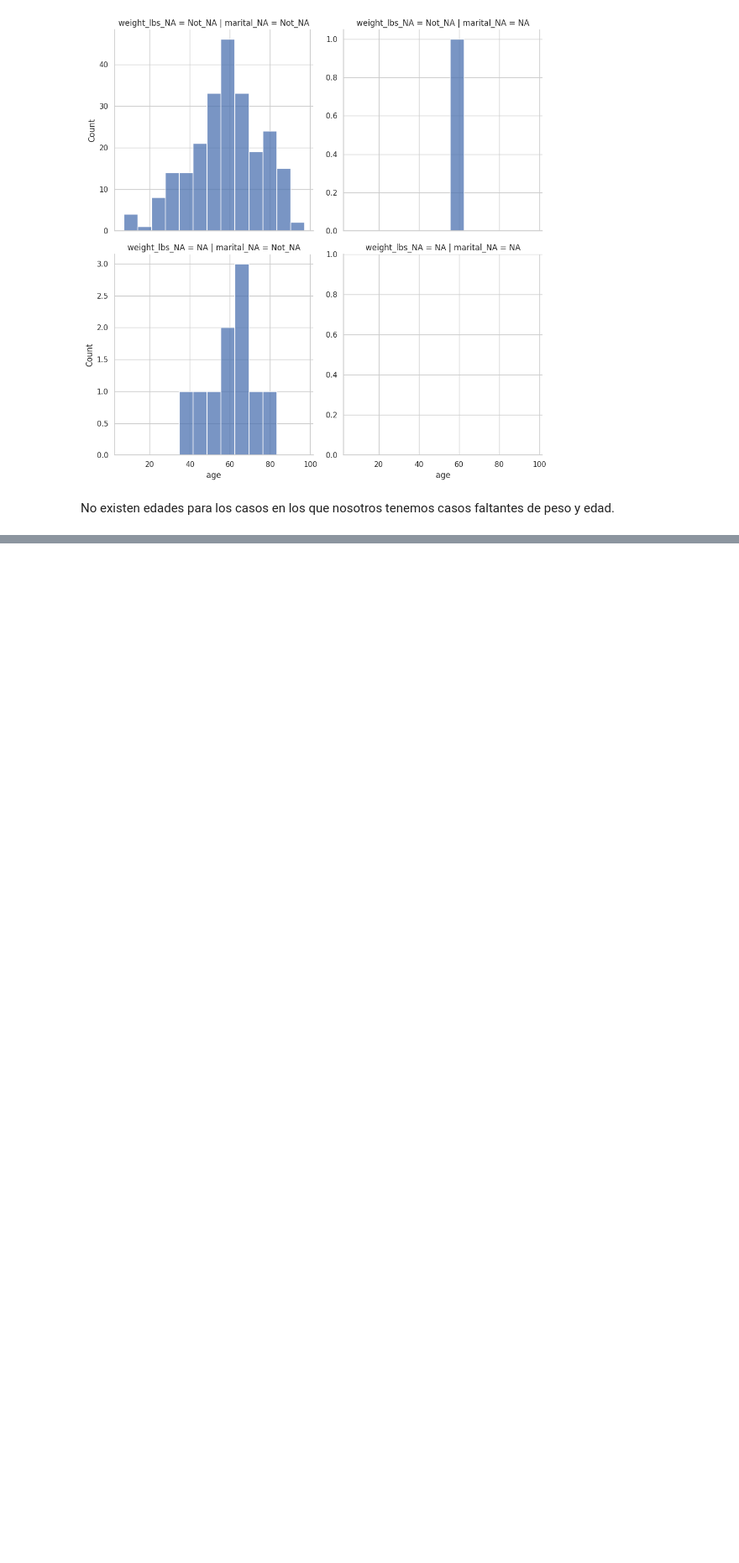
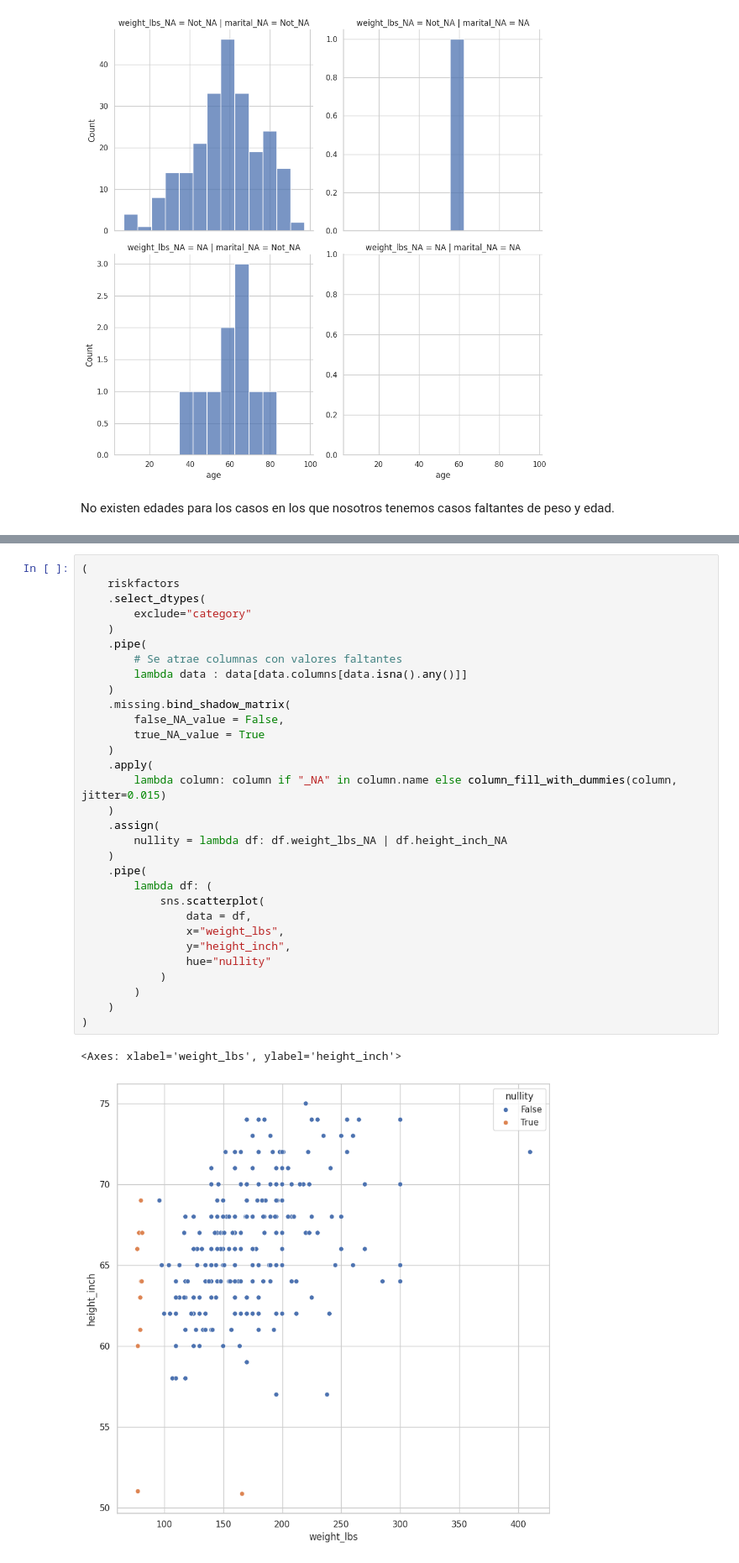
Before and after one commit to Changeryto/Manejo_de_NA_en_Python, a Jupyter notebook: notebooks/05-RTG-Relaciones_entre_valores_faltantes.ipynb, the cells around one changed output, grey strips where cells are left out. Shown: that part at 84% size. Saved outputs shown, nothing was run; the diff lists cells and outputs as text; blank space fills up the shorter version.

Commit message:
Se explican las representaciones gráficas de valores faltantes y su correlación

```diff
--- a/notebooks/05-RTG-Relaciones_entre_valores_faltantes.ipynb
+++ b/notebooks/05-RTG-Relaciones_entre_valores_faltantes.ipynb
@@ -200,0 +232,34 @@ No existen edades para los casos en los que nosotros tenemos casos faltantes de
+# %%
+(
+    riskfactors
+    .select_dtypes(
+        exclude="category"
+    )
+    .pipe(
+        # Se atrae columnas con valores faltantes
+        lambda data : data[data.columns[data.isna().any()]]
+    )
+    .missing.bind_shadow_matrix(
+        false_NA_value = False,
+        true_NA_value = True
+    )
+    .apply(
+        lambda column: column if "_NA" in column.name else column_fill_with_dummies(column, jitter=0.015)
+    )
+    .assign(
+        nullity = lambda df: df.weight_lbs_NA | df.height_inch_NA
+    )
+    .pipe(
+        lambda df: (
+            sns.scatterplot(
+                data = df,
+                x="weight_lbs",
+                y="height_inch",
+                hue="nullity"
+            )
+        )
+    )
+)
+# %% [output]
+<Axes: xlabel='weight_lbs', ylabel='height_inch'>
+[figure, added]
```
Also changed, not shown: parts of 10 cells of this notebook, 1 other file.
